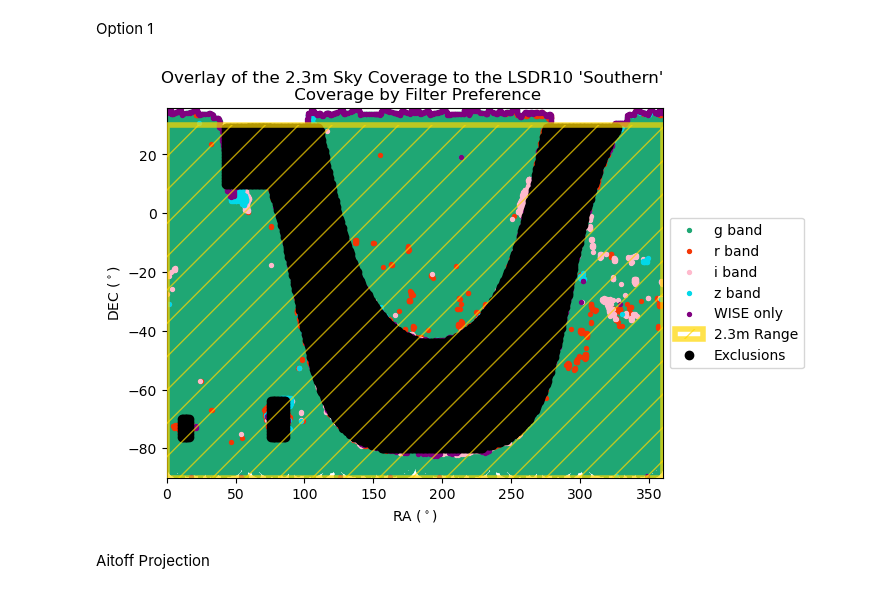
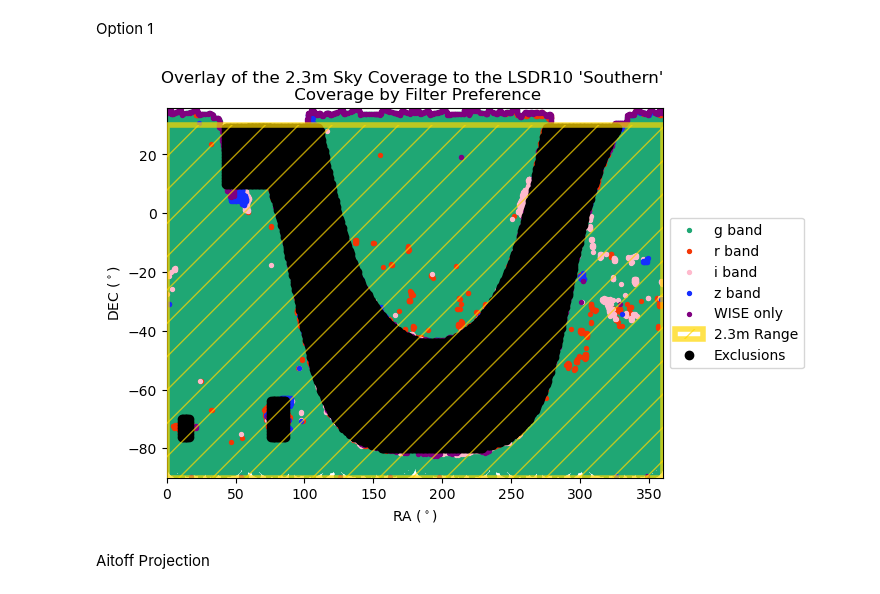
Before and after one commit to cyb0rb/WiFeS_Catalog, a Jupyter notebook: Figures_for_Report.ipynb, the cells around one changed output. Drawn from its saved outputs; the diff is of its cells as text; code cells hidden in the pictures.

```diff
--- a/Figures_for_Report.ipynb
+++ b/Figures_for_Report.ipynb
@@ -70,35 +70,35 @@ ax.scatter(all_bricks['ra'], all_bricks['dec'],s=8, c='xkcd:jade') #label="g ban
 # ax.plot(non_g_bricks['ra'], non_g_bricks['dec'], 'b.', label="non g band")
 ax.scatter(r_bricks['ra'], r_bricks['dec'], s=8, c='xkcd:orangish red') #label="r band")
 ax.scatter(i_bricks['ra'], i_bricks['dec'], s=8, c='xkcd:pastel pink')# label="i band")
-ax.scatter(z_bricks['ra'], z_bricks['dec'], s=8, c='xkcd:aqua blue') #label="z band")
+ax.scatter(z_bricks['ra'], z_bricks['dec'], s=8, c='xkcd:vivid blue') #label="z band")
 ax.scatter(wise_only['ra'], wise_only['dec'], s=8,  c='purple')#label="WISE only")
 #fig.patches.extend([plt.Rectangle((0,-90),360,120,facecolor='y',alpha=0.3,hatch='/',linewidth=2,transform=fig.transFigure, figure=fig)])
 plt.gca().add_patch(Rectangle((0,-90),360,120,
                                   fill=False, hatch='/', alpha=0.7, edgecolor='gold',linewidth=4, zorder=100,
                                 figure=fig)) #label="2.3m Range"))
 ax.set(title="Overlay of the 2.3m Sky Coverage to the LSDR10 'Southern' \n Coverage by Filter Preference", xlabel="RA ($^\circ$)", ylabel="DEC ($^\circ$)")
 #Highlighting the exclusion of the galactic plane |b|<18
 for ra_b in range(10,330):
     for dec_b in range(-80,30):
       coord_radec=SkyCoord(ra=ra_b, dec=dec_b, frame='icrs', unit='degree')
       coord_gal=coord_radec.galactic
       if abs(coord_gal.b.value)<=19:
         ax.plot(ra_b,dec_b,'ko') #label='Exclusions')
       # Highlight LMC
       if (ra_b >=76) and (ra_b <= 86) and (dec_b >= -76) and (dec_b <= -64):
         ax.plot(ra_b,dec_b,'ko')
       # Highlight SMC
       if (ra_b >=11) and (ra_b <= 16) and (dec_b >= -76) and (dec_b <= -70):
         ax.plot(ra_b,dec_b,'ko')
       #Exclude the gap near the galactic plane
       if (ra_b >=43) and (ra_b <= 75) and (dec_b >= 10) and (dec_b <= 30):
         ax.plot(ra_b,dec_b,'ko')
 #ax.legend(loc='center left', bbox_to_anchor=(1, 0.5))
 ax.legend(['g band', 'r band','i band','z band', 'WISE only','2.3m Range', 'Exclusions'],loc='center left', bbox_to_anchor=(1, 0.5))
 ax.margins(x=0,y=0)
 plt.show()
 # %% [output]
-[figure, old version]
+[figure, new version]
 # %% [markdown]
 Aitoff Projection
 # %%
```
Also changed, not shown: parts of 1 cell of this notebook, 2 other files.
